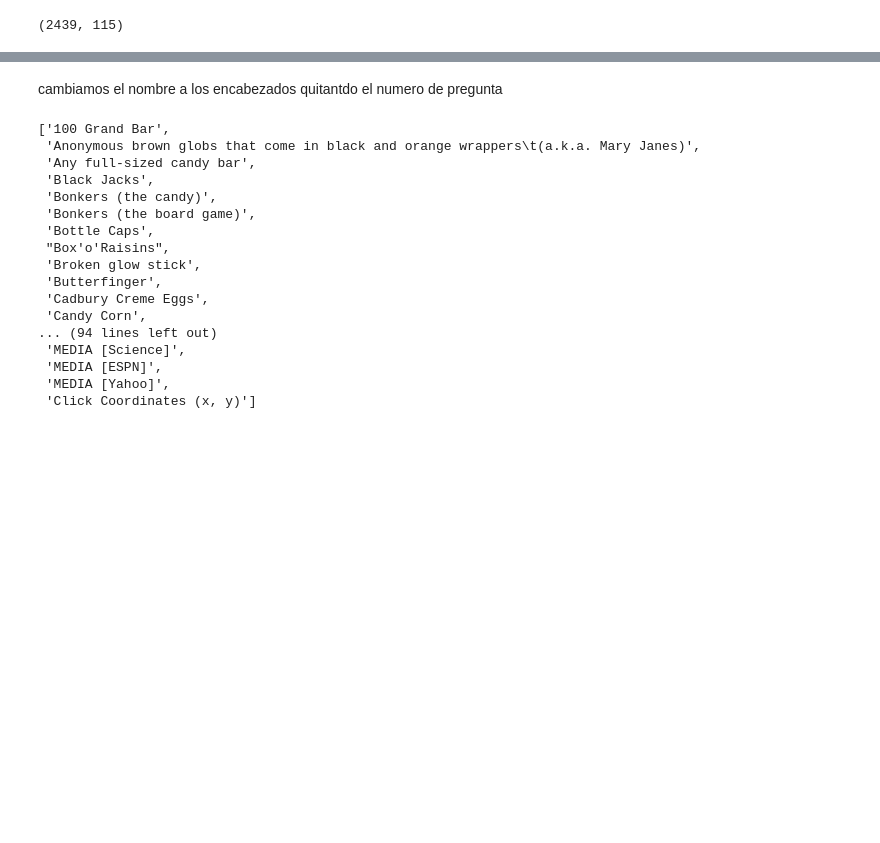
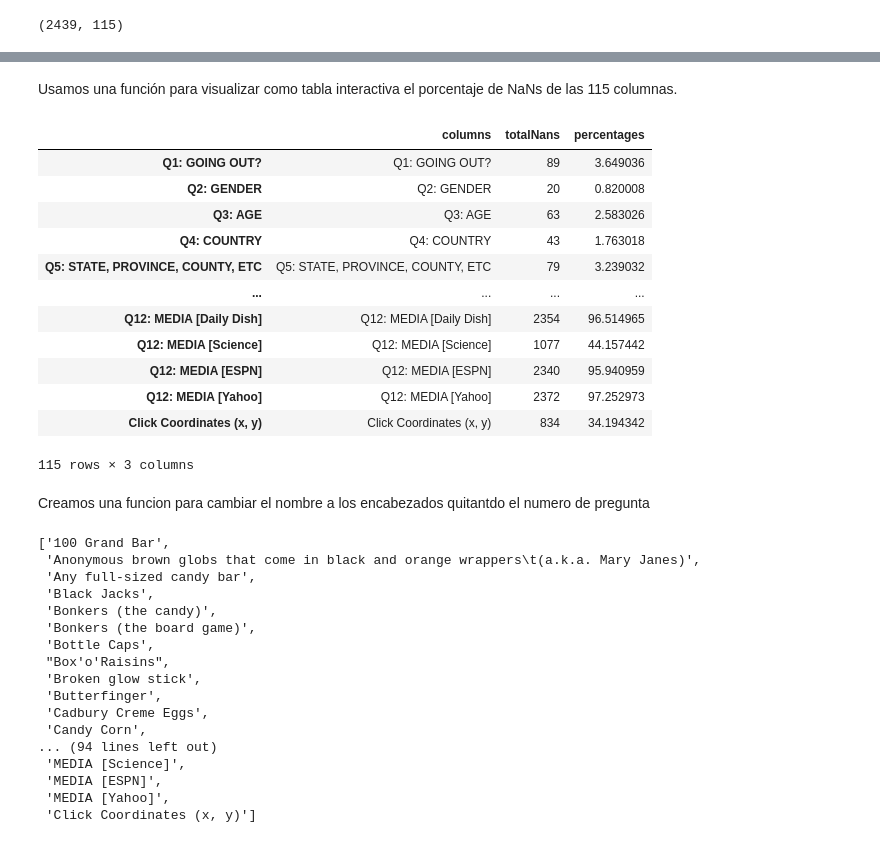
Before and after one commit to mornaeldernar/Bedu, a Jupyter notebook: dulces.ipynb, the cells around one changed output, grey strips where cells are left out. Drawn from its saved outputs; the diff is of its cells as text; code cells hidden in the pictures; blank space fills up the shorter version.

```diff
--- a/dulces.ipynb
+++ b/dulces.ipynb
@@ -128,7 +161,3 @@ Creamos una funcion que nos evalue el porcentaje de datos vacios en la columnas
-# %%
-def porcentaje_vacios():
-  porcentaje_vacios = (df.isna().sum()/df.shape[0]*100)
-  return porcentaje_vacios[porcentaje_vacios>0].sort_values()
 # %%
 porcentaje_vacios()
 # %% [output]
@@ -149,3 +177,21 @@ columnas = df.columns.to_list()
+# %% [markdown]
+Usamos una función para visualizar como tabla interactiva el porcentaje de NaNs de las 115 columnas.
+# %%
+porcentaje_vacios()
+# %% [output]
+|  | columns | totalNans | percentages |
+| Q1: GOING OUT? | Q1: GOING OUT? | 89 | 3.649036 |
+| Q2: GENDER | Q2: GENDER | 20 | 0.820008 |
+| Q3: AGE | Q3: AGE | 63 | 2.583026 |
+| Q4: COUNTRY | Q4: COUNTRY | 43 | 1.763018 |
+| Q5: STATE, PROVINCE, COUNTY, ETC | Q5: STATE, PROVINCE, COUNTY, ETC | 79 | 3.239032 |
+| ... | ... | ... | ... |
+| Q12: MEDIA [Daily Dish] | Q12: MEDIA [Daily Dish] | 2354 | 96.514965 |
+| Q12: MEDIA [Science] | Q12: MEDIA [Science] | 1077 | 44.157442 |
+| Q12: MEDIA [ESPN] | Q12: MEDIA [ESPN] | 2340 | 95.940959 |
+| Q12: MEDIA [Yahoo] | Q12: MEDIA [Yahoo] | 2372 | 97.252973 |
+| Click Coordinates (x, y) | Click Coordinates (x, y) | 834 | 34.194342 |
+115 rows × 3 columns
 # %% [markdown]
-cambiamos el nombre a los encabezados quitantdo el numero de pregunta
+Creamos una funcion para cambiar el nombre a los encabezados quitantdo el numero de pregunta
 # %%
```
Also changed, not shown: parts of 38 cells of this notebook.
